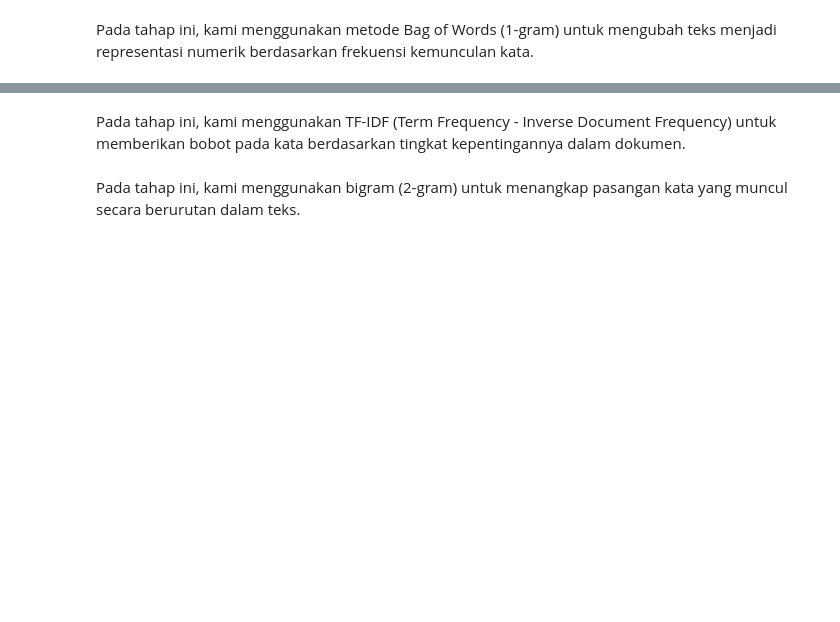
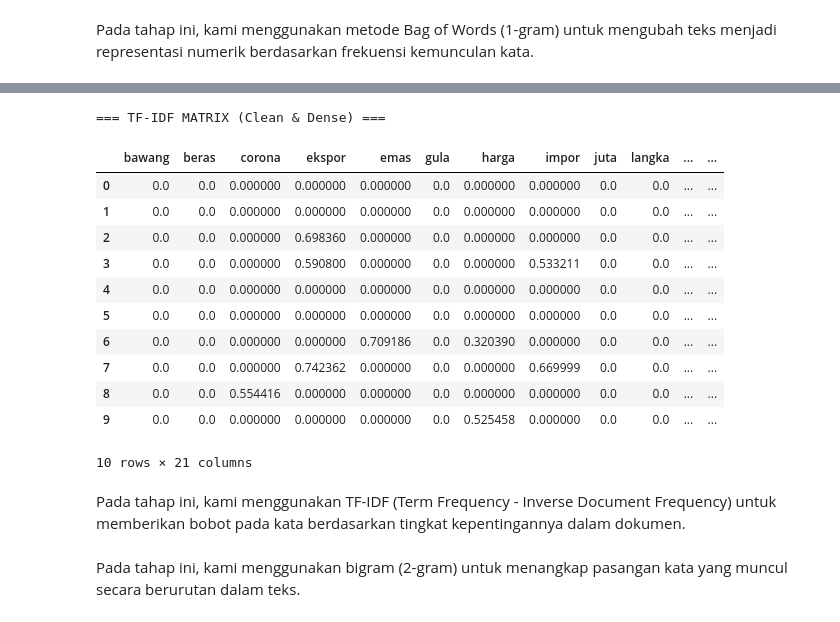
Before and after one commit to afllaabdi/tugas_NLP, a Jupyter notebook: NLP(definitive_edition)ipynb.ipynb, the cells around one changed output, grey strips where cells are left out. Drawn from its saved outputs; the diff is of its cells as text; code cells hidden in the pictures; blank space fills up the shorter version.

```diff
--- a/NLP(definitive_edition)ipynb.ipynb
+++ b/NLP(definitive_edition)ipynb.ipynb
@@ -557,3 +542,58 @@ See the caveats in the documentation: https://pandas.pydata.org/pandas-docs/stab
+# %%
+# =========================
+# IMPORT
+# =========================
+from sklearn.feature_extraction.text import TfidfVectorizer
+import pandas as pd
+
+# =========================
+# TF-IDF
+# =========================
+tfidf = TfidfVectorizer(
+    sublinear_tf=True,
+    min_df=2,          # buang kata yang jarang
+    max_features=20    # batasi fitur biar padat
+)
+
+X_tfidf = tfidf.fit_transform(df_filtered['clean_text'].astype(str))
+
+# =========================
+# MATRIX (BENTUK NORMAL)
+# =========================
+tfidf_df = pd.DataFrame(
+    X_tfidf.toarray(),
+    columns=tfidf.get_feature_names_out()
+)
+
+# =========================
+# HAPUS KOLOM YANG 0 SEMUA
+# =========================
+tfidf_df = tfidf_df.loc[:, (tfidf_df != 0).any(axis=0)]
+
+# =========================
+# TAMBAH LABEL
+# =========================
+tfidf_df['label'] = df_filtered['label'].values
+
+# =========================
+# TAMPILKAN
+# =========================
+print("=== TF-IDF MATRIX (Clean & Dense) ===")
+display(tfidf_df.head(10))
+# %% [output]
+=== TF-IDF MATRIX (Clean & Dense) ===
+|  | bawang | beras | corona | ekspor | emas | gula | harga | impor | juta | langka | ... | ... |
+| 0 | 0.0 | 0.0 | 0.000000 | 0.000000 | 0.000000 | 0.0 | 0.000000 | 0.000000 | 0.0 | 0.0 | ... | ... |
+| 1 | 0.0 | 0.0 | 0.000000 | 0.000000 | 0.000000 | 0.0 | 0.000000 | 0.000000 | 0.0 | 0.0 | ... | ... |
+| 2 | 0.0 | 0.0 | 0.000000 | 0.698360 | 0.000000 | 0.0 | 0.000000 | 0.000000 | 0.0 | 0.0 | ... | ... |
+| 3 | 0.0 | 0.0 | 0.000000 | 0.590800 | 0.000000 | 0.0 | 0.000000 | 0.533211 | 0.0 | 0.0 | ... | ... |
+| 4 | 0.0 | 0.0 | 0.000000 | 0.000000 | 0.000000 | 0.0 | 0.000000 | 0.000000 | 0.0 | 0.0 | ... | ... |
+| 5 | 0.0 | 0.0 | 0.000000 | 0.000000 | 0.000000 | 0.0 | 0.000000 | 0.000000 | 0.0 | 0.0 | ... | ... |
+| 6 | 0.0 | 0.0 | 0.000000 | 0.000000 | 0.709186 | 0.0 | 0.320390 | 0.000000 | 0.0 | 0.0 | ... | ... |
+| 7 | 0.0 | 0.0 | 0.000000 | 0.742362 | 0.000000 | 0.0 | 0.000000 | 0.669999 | 0.0 | 0.0 | ... | ... |
+| 8 | 0.0 | 0.0 | 0.554416 | 0.000000 | 0.000000 | 0.0 | 0.000000 | 0.000000 | 0.0 | 0.0 | ... | ... |
+| 9 | 0.0 | 0.0 | 0.000000 | 0.000000 | 0.000000 | 0.0 | 0.525458 | 0.000000 | 0.0 | 0.0 | ... | ... |
+10 rows × 21 columns
 # %% [markdown]
 Pada tahap ini, kami menggunakan TF-IDF (Term Frequency - Inverse Document Frequency) untuk memberikan bobot pada kata berdasarkan tingkat kepentingannya dalam dokumen.
 # %% [markdown]
```
Also changed, not shown: parts of 10 cells of this notebook.
